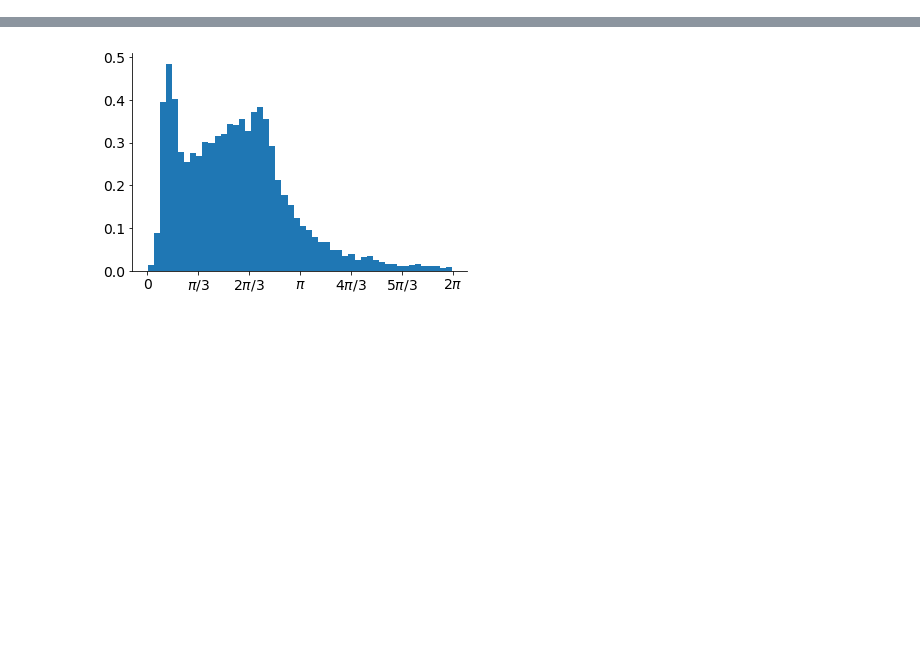
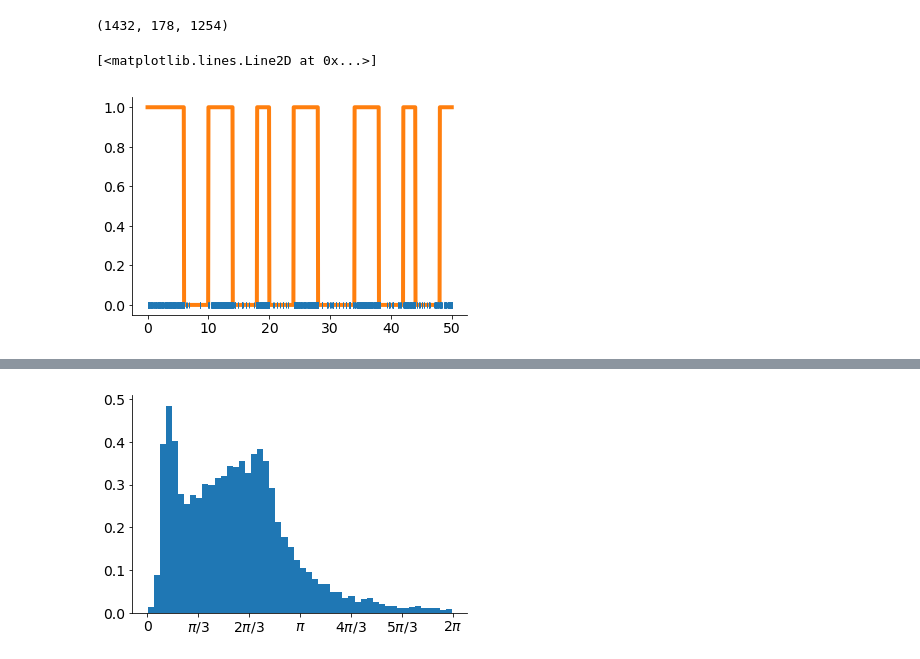
Before and after one commit to james-isbister/NeuralCoding, a Jupyter notebook: Neural_Coding.ipynb, the cells around one changed output, grey strips where cells are left out. Drawn from its saved outputs; the diff is of its cells as text; code cells hidden in the pictures; blank space fills up the shorter version.

Commit message:
added hi low filter and comments

```diff
--- a/Neural_Coding.ipynb
+++ b/Neural_Coding.ipynb
@@ -44,0 +4,13 @@ def pi_tick_labels(nticks = 7):
+# %%
+spikeTimes1 = filter(lambda s : filter_spikeTime_signalState(s, celln.rate_code.time, celln.rate_code.signal.astype('int'), 1), spikeTimes)
+spikeTimes0 = filter(lambda s : filter_spikeTime_signalState(s, celln.rate_code.time, celln.rate_code.signal.astype('int'), 0), spikeTimes)
+
+len(spikeTimes), len(spikeTimes0), len(spikeTimes1)
+# %% [output]
+(1432, 178, 1254)
+# %%
+plt.plot(spikeTimes, np.zeros_like(spikeTimes), '|')
+plt.plot(celln.rate_code.time, celln.rate_code.signal, zorder=-1)
+# %% [output]
+[<matplotlib.lines.Line2D at 0x...>]
+[figure, added]
```
Also changed, not shown: parts of 7 cells of this notebook.
